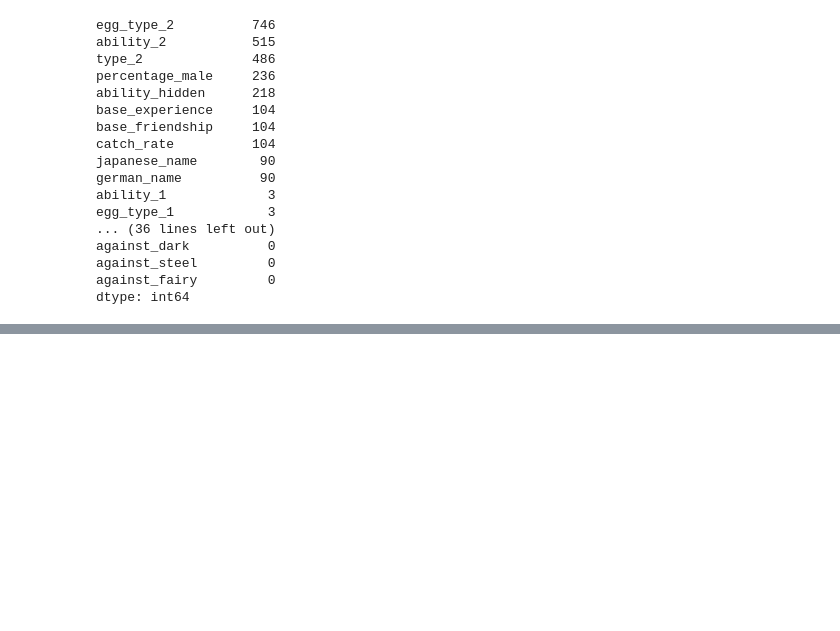
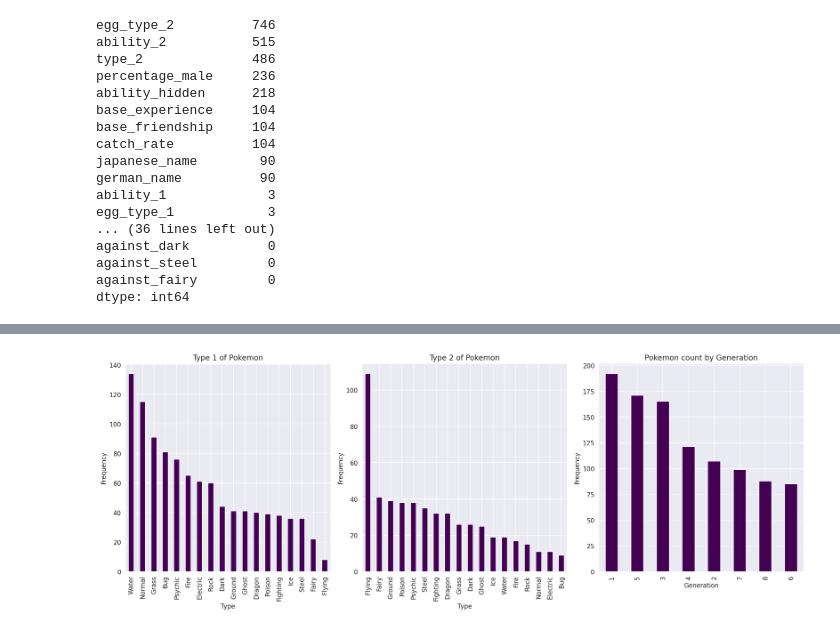
Before and after one commit to JurassicJey/PokemonEDA, a Jupyter notebook: EDA.ipynb, the cells around one changed output, grey strips where cells are left out. Saved outputs shown, nothing was run; the diff lists cells and outputs as text; code cells hidden in the pictures; blank space fills up the shorter version.

```diff
--- a/EDA.ipynb
+++ b/EDA.ipynb
@@ -148,0 +217,17 @@ Text(0.5, 0, 'Speed values')
+# %%
+fig, axes = plt.subplots(1, 3, figsize = (16,6))
+axes = axes.ravel()
+
+df["type_1"].value_counts().plot(kind = 'bar', title = 'Type 1 of Pokemon', ax = axes[0], colormap = 'viridis')
+df["type_2"].value_counts().plot(kind = 'bar', title = 'Type 2 of Pokemon', ax = axes[1], colormap = 'viridis')
+df["generation"].value_counts().plot(kind = 'bar', title = 'Pokemon count by Generation', ax = axes[2], colormap = 'viridis')
+axes[0].set_xlabel('Type')
+axes[0].set_ylabel('Frequency')
+axes[1].set_xlabel('Type')
+axes[1].set_ylabel('Frequency')
+axes[2].set_xlabel('Generation')
+axes[2].set_ylabel('Frequency')
+plt.tight_layout()
+plt.show()
+# %% [output]
+[figure, added]
```
Also changed, not shown: parts of 15 cells of this notebook.
